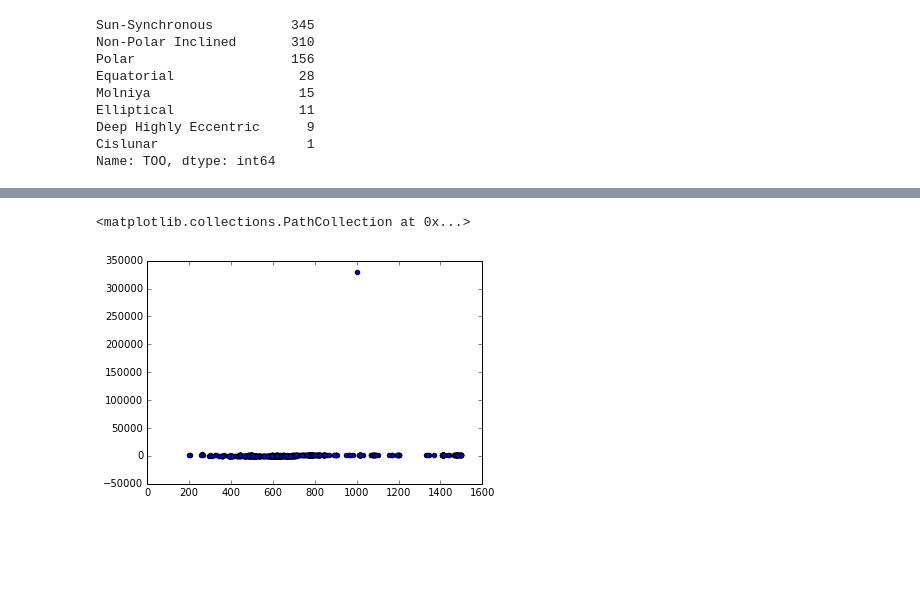
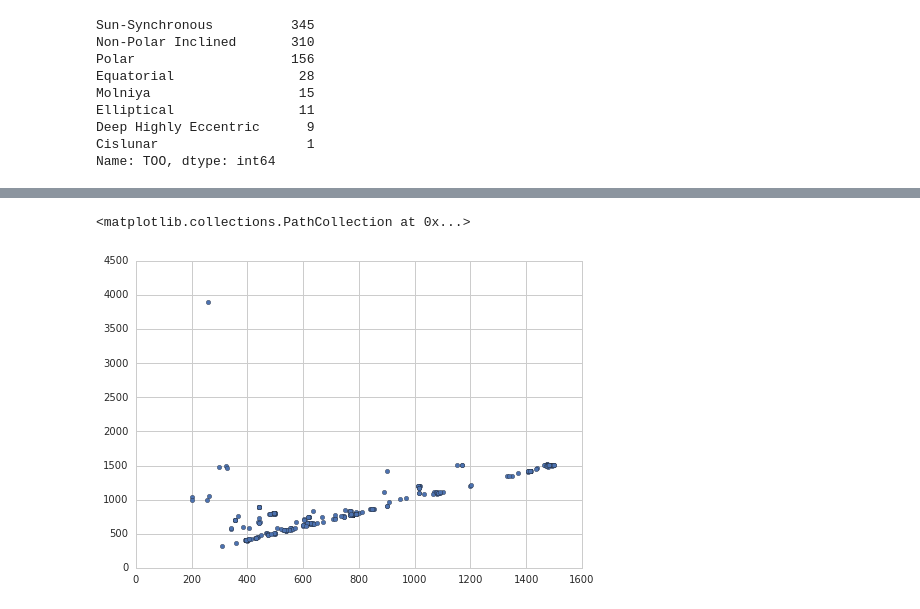
Before and after one commit to Ianssmith/Satellite_Map, a Jupyter notebook: satellites.ipynb, the cells around one changed output, grey strips where cells are left out. Cells and saved outputs as stored; diff of their text form; code cells hidden in the pictures; blank space fills up the shorter version.

```diff
--- a/satellites.ipynb
+++ b/satellites.ipynb
@@ -115,0 +140,7 @@ datatypes
+# %%
+data['nickname'] = data['name'].str.extract('(\(.*\))')
+data['name'] = data['name'].replace(to_replace="\(.*\)", value='', regex=True)
+
+#data
+# %%
+data['longitude'][data['longitude'] > 180] = data['longitude'] - 360
@@ -143,0 +182,3 @@ plt.plot(data['eccentricity'])
+# %%
+import seaborn as sns
+sns.set(style="whitegrid", color_codes=True)
@@ -231,0 +293,2 @@ MEO_Elliptical = data[data.CLO.isin(["MEO", "Elliptical"])]
+# %%
+LEO_other = LEO[LEO.TOO.isin(["Non-Polar Inclined", "Polar", "Equatorial", "Elliptical"])]
@@ -388,5 +401,5 @@ plt.scatter(GEO.eccentricity, GEO.inclination)
 # %%
-plt.scatter(LEO.perigee_km, LEO.apogee_km)
+plt.scatter(LEO_other.perigee_km, LEO_other.apogee_km)
 # %% [output]
 <matplotlib.collections.PathCollection at 0x...>
-[figure, old version]
+[figure, new version]
```
Also changed, not shown: parts of 67 cells of this notebook, 10 other files.
